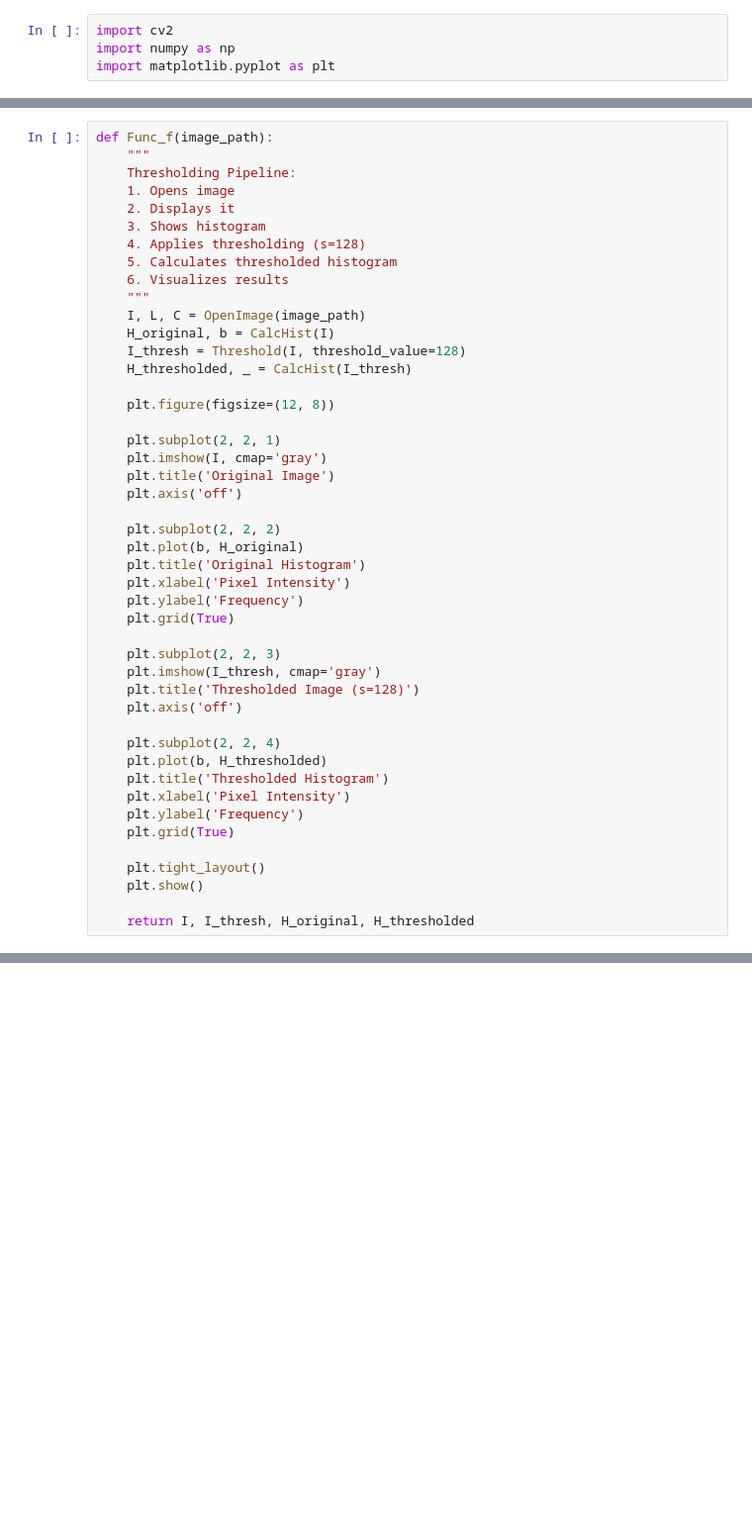
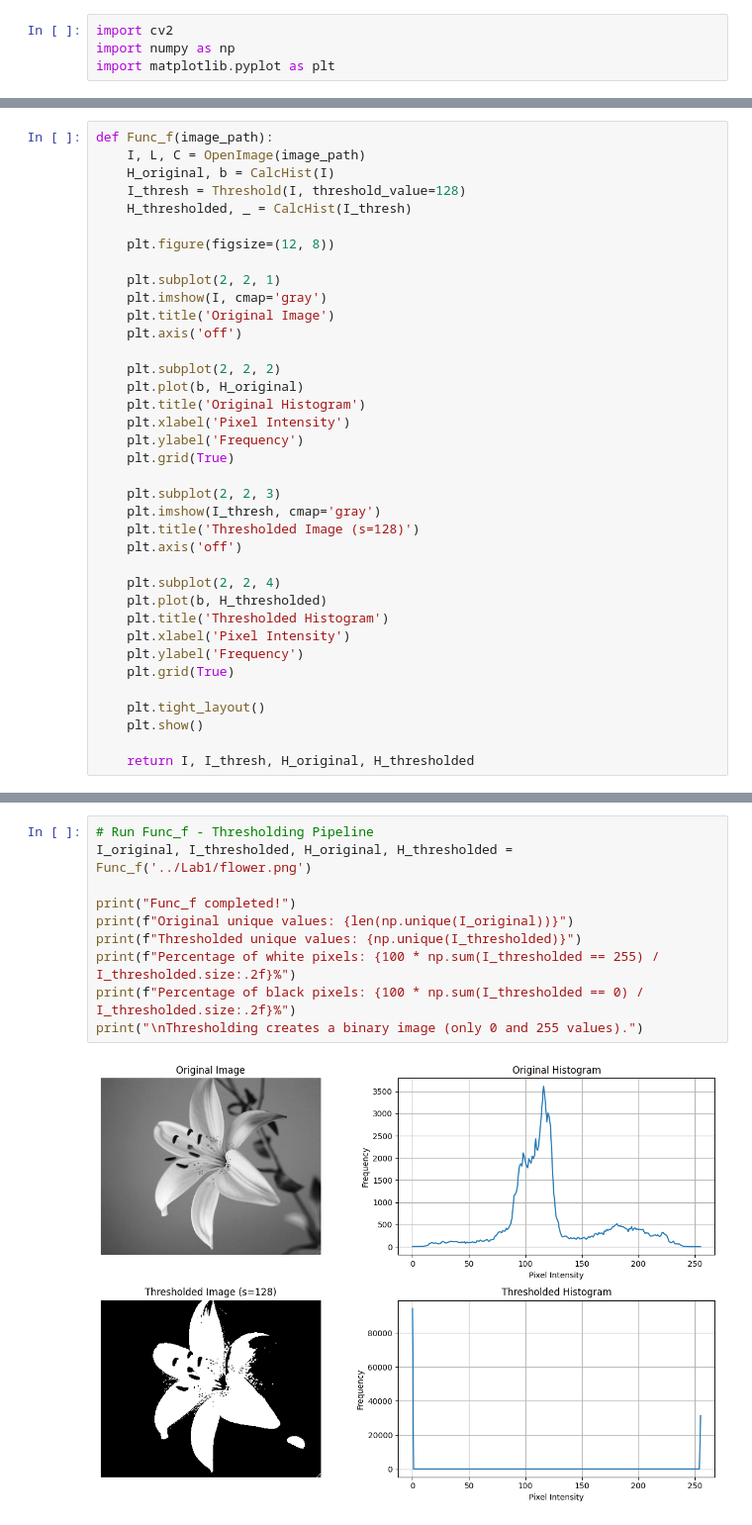
Before and after one commit to ZakariaTikialine/TreatImg, a Jupyter notebook: Lab2/notebook.ipynb, the cells around one changed output, grey strips where cells are left out. Shown at 99% size. Saved outputs shown, nothing was run; the diff lists cells and outputs as text; blank space fills up the shorter version.

```diff
--- a/Lab2/notebook.ipynb
+++ b/Lab2/notebook.ipynb
@@ -254,15 +164,6 @@ def Func_t(image_path):
     return I, I_norm, H_original, H_normalized
 # %%
 def Func_f(image_path):
-    """
-    Thresholding Pipeline:
-    1. Opens image
-    2. Displays it
-    3. Shows histogram
-    4. Applies thresholding (s=128)
-    5. Calculates thresholded histogram
-    6. Visualizes results
-    """
     I, L, C = OpenImage(image_path)
     H_original, b = CalcHist(I)
     I_thresh = Threshold(I, threshold_value=128)
@@ -349,0 +331,12 @@ Generate random matrices using different NumPy methods:
+# %%
+# Run Func_f - Thresholding Pipeline
+I_original, I_thresholded, H_original, H_thresholded = Func_f('../Lab1/flower.png')
+
+print("Func_f completed!")
+print(f"Original unique values: {len(np.unique(I_original))}")
+print(f"Thresholded unique values: {np.unique(I_thresholded)}")
+print(f"Percentage of white pixels: {100 * np.sum(I_thresholded == 255) / I_thresholded.size:.2f}%")
+print(f"Percentage of black pixels: {100 * np.sum(I_thresholded == 0) / I_thresholded.size:.2f}%")
+print("\nThresholding creates a binary image (only 0 and 255 values).")
+# %% [output]
+[figure, added]
```
Also changed, not shown: parts of 29 cells of this notebook.
